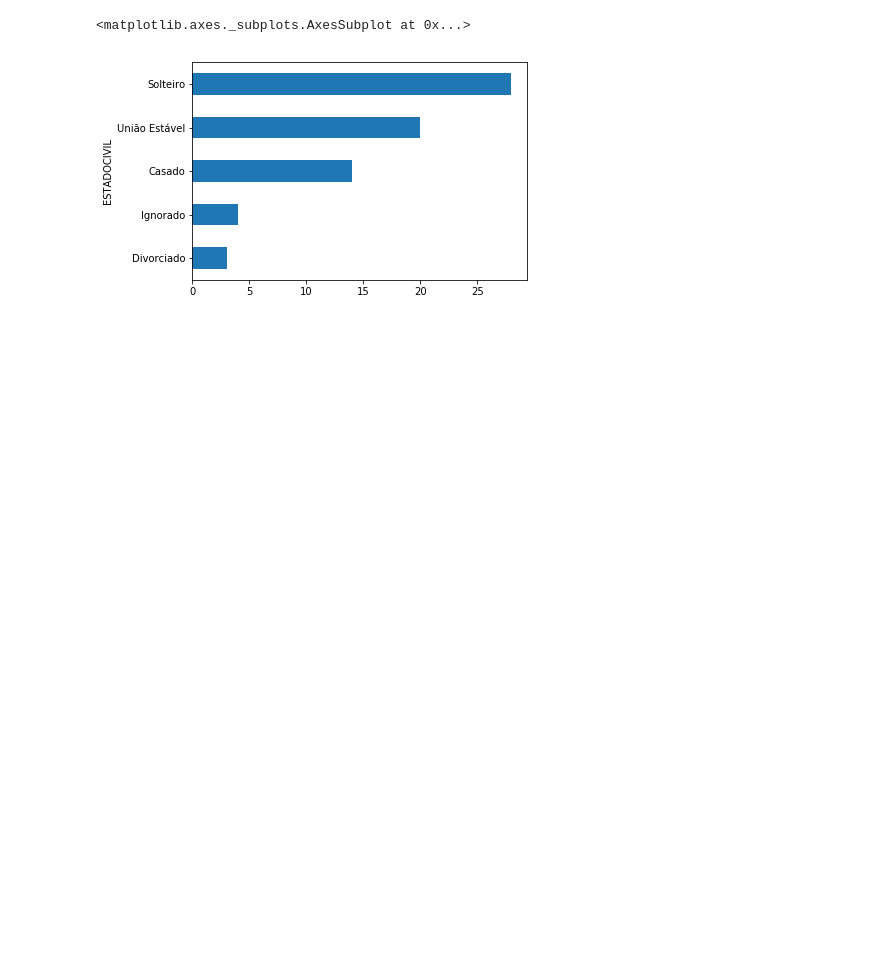
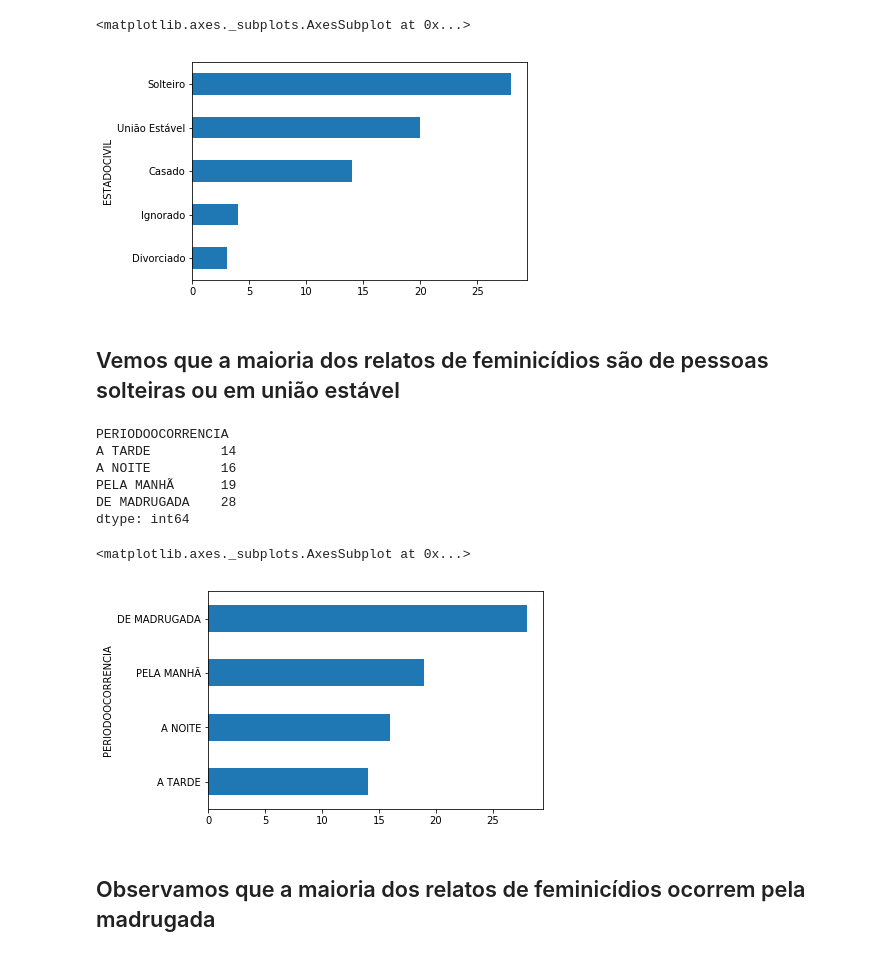
Before and after one commit to zKIQ/JupyterNotebook, a Jupyter notebook: Dados Feminicídio SP.ipynb, the cells around one changed output. Cells and saved outputs as stored; diff of their text form; code cells hidden in the pictures; blank space fills up the shorter version.

```diff
--- a/Dados Feminicídio SP.ipynb
+++ b/Dados Feminicídio SP.ipynb
@@ -6,7 +6,7 @@ low_memory=False
 pd.options.display.max_columns = 80
 pd.options.display.max_rows = 90
 # %%
-filename = 'C:/Users/User/Jupyter Notebook/DadosBO_2019(FEMINICIDIO).xlsx'
+filename = 'C:/Users/User/Jupyter Notebook/EP4 - FEMINICIDIO/DadosBO_2019(FEMINICIDIO).xlsx'
 df = pd.read_excel(filename)
 # %%
 df.shape
@@ -49,3 +57,21 @@ df.groupby('ESTADOCIVIL').size().sort_values().plot(kind='barh')
 # %% [output]
 <matplotlib.axes._subplots.AxesSubplot at 0x...>
 [figure]
+# %% [markdown]
+## Vemos que a maioria dos relatos de feminicídios são de pessoas solteiras  ou em união estável
+# %%
+df.groupby('PERIODOOCORRENCIA').size().sort_values()
+# %% [output]
+PERIODOOCORRENCIA
+A TARDE         14
+A NOITE         16
+PELA MANHÃ      19
+DE MADRUGADA    28
+dtype: int64
+# %%
+df.groupby('PERIODOOCORRENCIA').size().sort_values().plot(kind='barh')
+# %% [output]
+<matplotlib.axes._subplots.AxesSubplot at 0x...>
+[figure, added]
+# %% [markdown]
+## Observamos que a maioria dos relatos de feminicídios ocorrem pela madrugada
```
Also changed, not shown: parts of 13 cells of this notebook.
